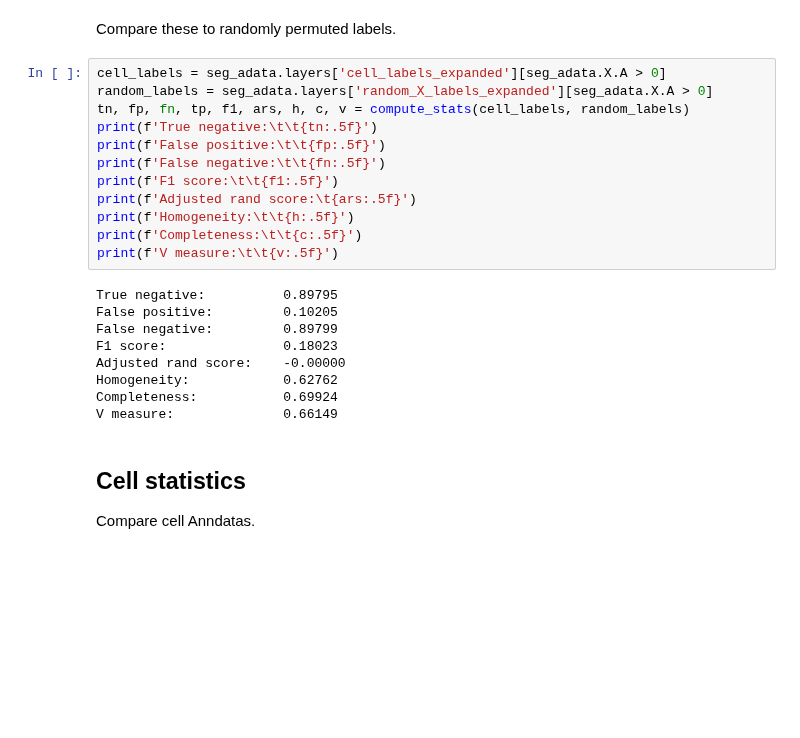
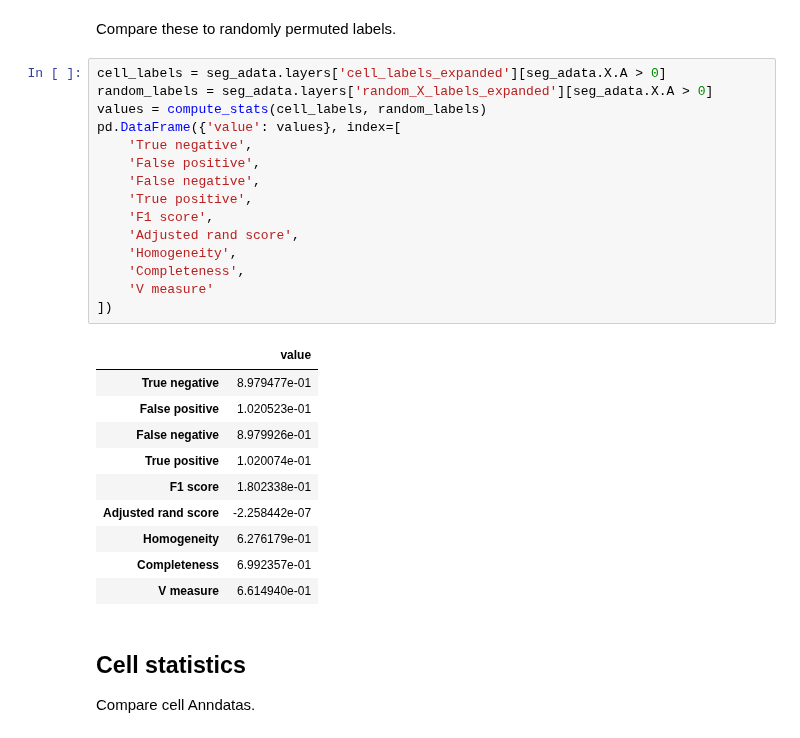
Before and after one commit to aristoteleo/spateo-notebooks, a Jupyter notebook: segmentation/E16.5_E1S3_label_statistics.ipynb, the cells around one changed output. Drawn from its saved outputs; the diff is of its cells as text; blank space fills up the shorter version.

```diff
--- a/segmentation/E16.5_E1S3_label_statistics.ipynb
+++ b/segmentation/E16.5_E1S3_label_statistics.ipynb
@@ -105,24 +115,29 @@ Compare these to randomly permuted labels.
 # %%
 cell_labels = seg_adata.layers['cell_labels_expanded'][seg_adata.X.A > 0]
 random_labels = seg_adata.layers['random_X_labels_expanded'][seg_adata.X.A > 0]
-tn, fp, fn, tp, f1, ars, h, c, v = compute_stats(cell_labels, random_labels)
-print(f'True negative:\t\t{tn:.5f}')
-print(f'False positive:\t\t{fp:.5f}')
-print(f'False negative:\t\t{fn:.5f}')
-print(f'F1 score:\t\t{f1:.5f}')
-print(f'Adjusted rand score:\t{ars:.5f}')
-print(f'Homogeneity:\t\t{h:.5f}')
-print(f'Completeness:\t\t{c:.5f}')
-print(f'V measure:\t\t{v:.5f}')
+values = compute_stats(cell_labels, random_labels)
+pd.DataFrame({'value': values}, index=[
+    'True negative',
+    'False positive',
+    'False negative',
+    'True positive',
+    'F1 score',
+    'Adjusted rand score',
+    'Homogeneity',
+    'Completeness',
+    'V measure'
+])
 # %% [output]
-True negative:          0.89795
-False positive:         0.10205
-False negative:         0.89799
-F1 score:               0.18023
-Adjusted rand score:    -0.00000
-Homogeneity:            0.62762
-Completeness:           0.69924
-V measure:              0.66149
+|  | value |
+| True negative | 8.979477e-01 |
+| False positive | 1.020523e-01 |
+| False negative | 8.979926e-01 |
+| True positive | 1.020074e-01 |
+| F1 score | 1.802338e-01 |
+| Adjusted rand score | -2.258442e-07 |
+| Homogeneity | 6.276179e-01 |
+| Completeness | 6.992357e-01 |
+| V measure | 6.614940e-01 |
 # %% [markdown]
 ## Cell statistics
 
```
Also changed, not shown: parts of 2 cells of this notebook.
